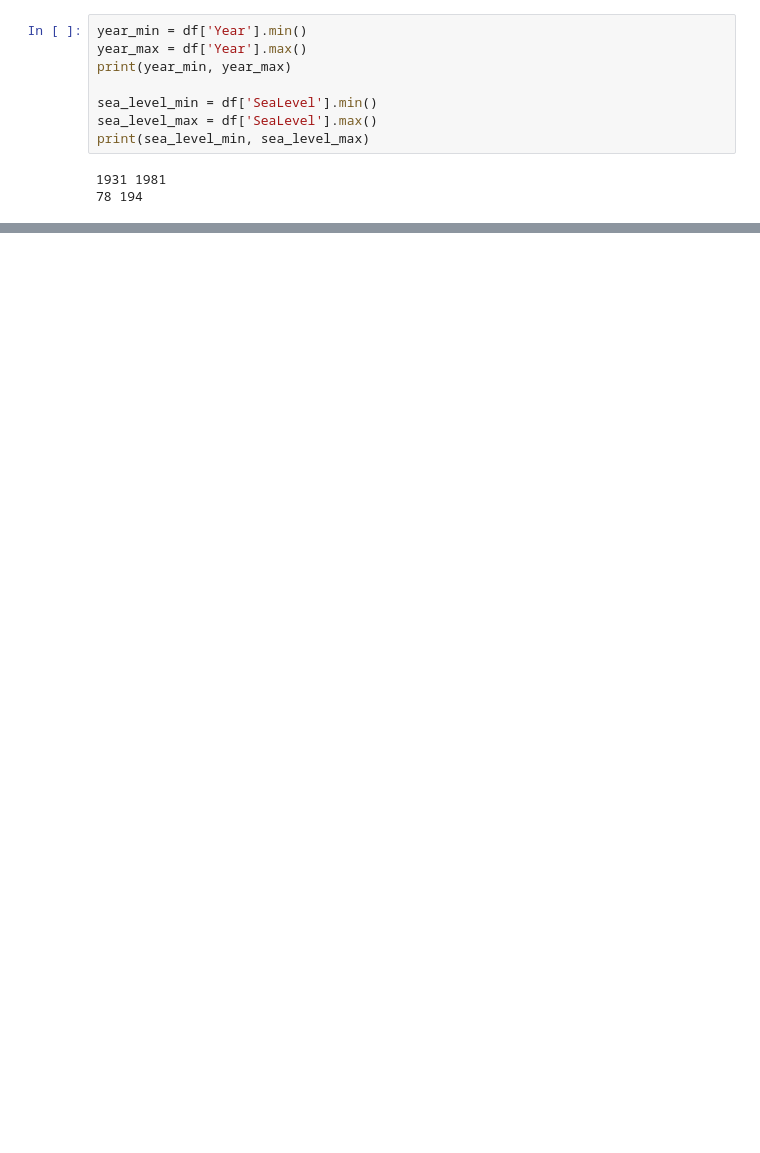
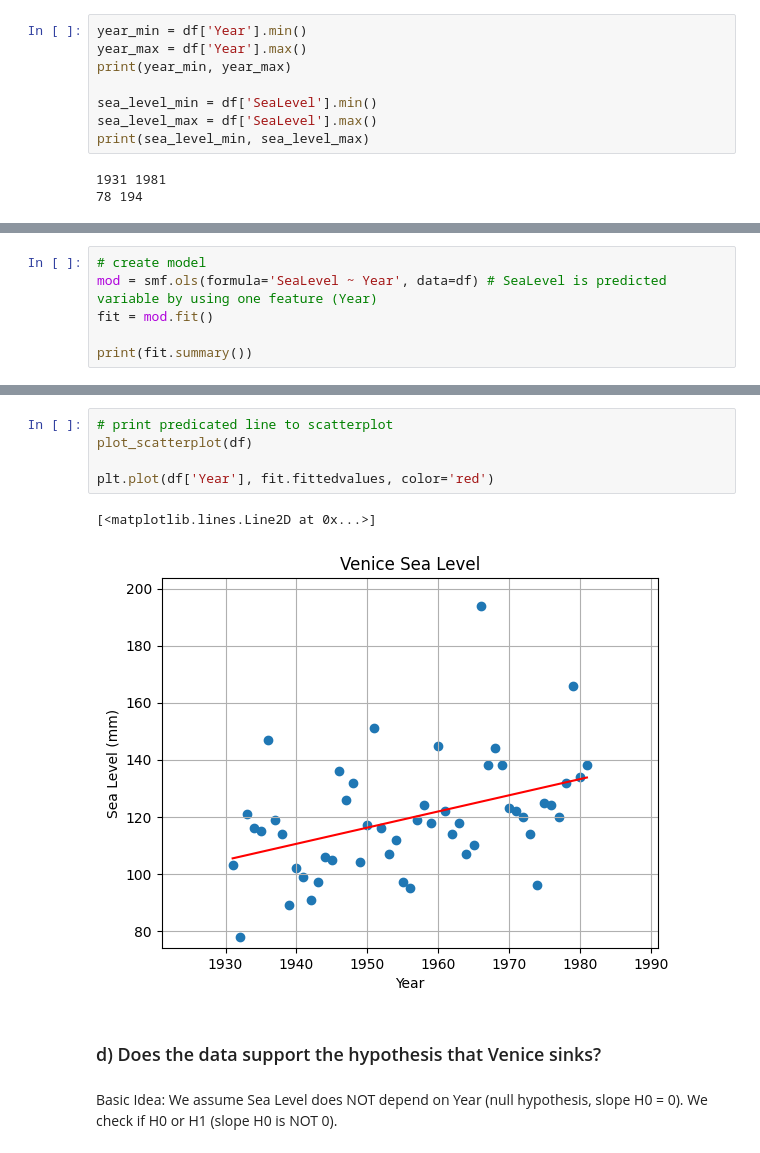
Before and after one commit to gasserandreas/Jupyter-lab-fhnw, a Jupyter notebook: 07_Regression/7.5.1.ipynb, the cells around one changed output, grey strips where cells are left out. Cells and saved outputs as stored; diff of their text form; blank space fills up the shorter version.

```diff
--- a/07_Regression/7.5.1.ipynb
+++ b/07_Regression/7.5.1.ipynb
@@ -90,0 +108,6 @@ beta0
+# %%
+# create model
+mod = smf.ols(formula='SeaLevel ~ Year', data=df) # SeaLevel is predicted variable by using one feature (Year)
+fit = mod.fit()
+
+print(fit.summary())
@@ -90,0 +132,12 @@ beta0
+# %%
+# print predicated line to scatterplot
+plot_scatterplot(df)
+
+plt.plot(df['Year'], fit.fittedvalues, color='red')
+# %% [output]
+[<matplotlib.lines.Line2D at 0x...>]
+[figure, added]
+# %% [markdown]
+### d) Does the data support the hypothesis that Venice sinks?
+# %% [markdown]
+Basic Idea: We assume Sea Level does NOT depend on Year (null hypothesis, slope H0 = 0). We check if H0 or H1 (slope H0 is NOT 0).
```
Also changed, not shown: parts of 17 cells of this notebook, 37 other files.
